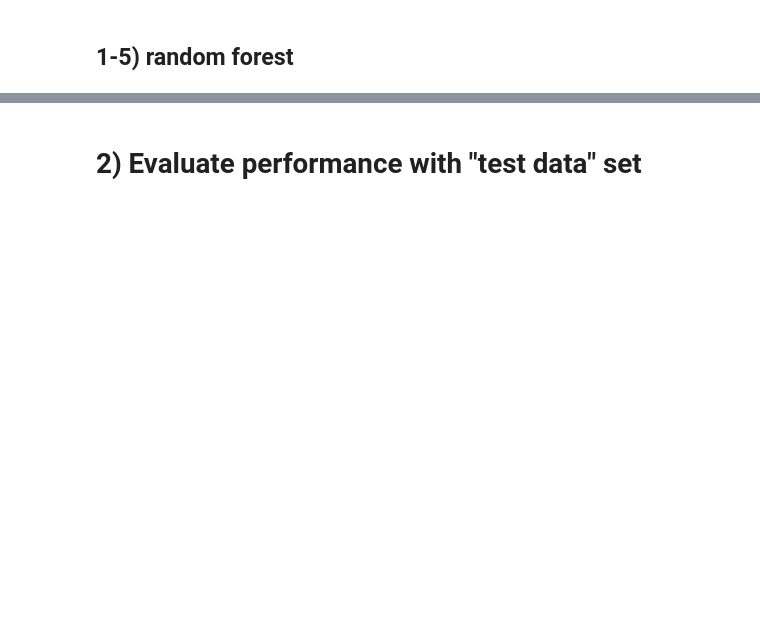
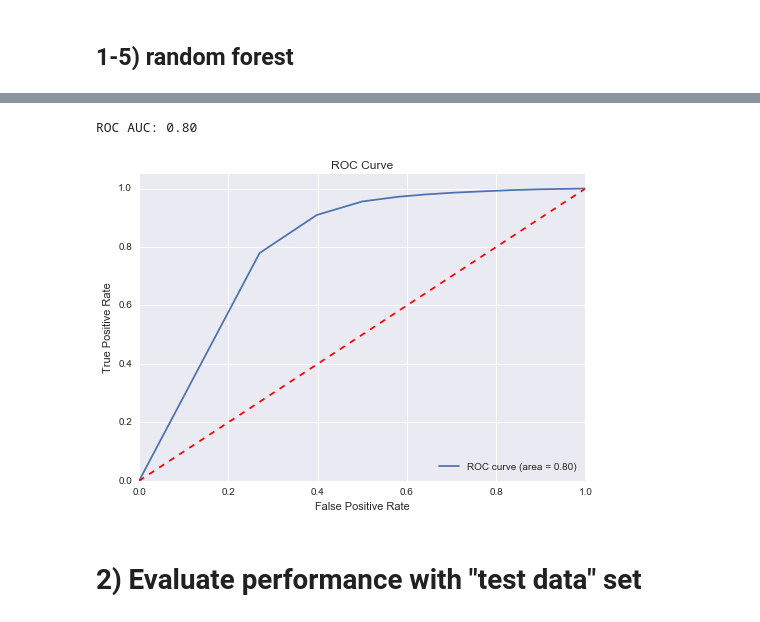
Before and after one commit to yennanliu/Kaggle.com_mini_project, a Jupyter notebook: Amazon_access/Amazon_access_Prediction_V1.ipynb, the cells around one changed output, grey strips where cells are left out. Drawn from its saved outputs; the diff is of its cells as text; code cells hidden in the pictures; blank space fills up the shorter version.

```diff
--- a/Amazon_access/Amazon_access_Prediction_V1.ipynb
+++ b/Amazon_access/Amazon_access_Prediction_V1.ipynb
@@ -152,3 +214,9 @@ clf_forest.score(X_test,y_test)
+# %%
+# ====  ROC curve  ====
+learn_curve(clf_forest)
+# %% [output]
+ROC AUC: 0.80
+[figure, added]
 # %% [markdown]
 # 2) Evaluate performance  with "test data" set
 # %%
```
Also changed, not shown: parts of 12 cells of this notebook, 1 other file.
